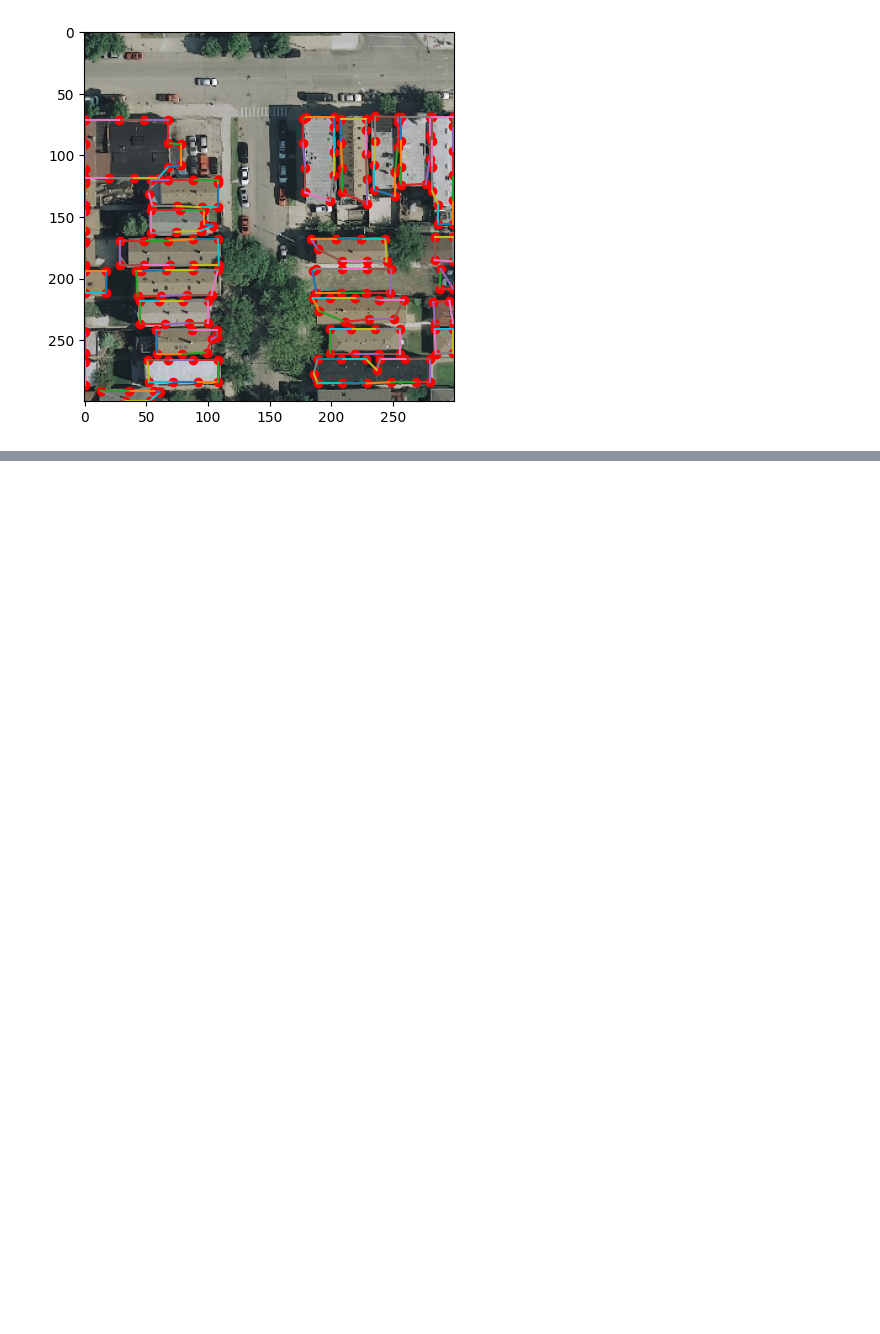
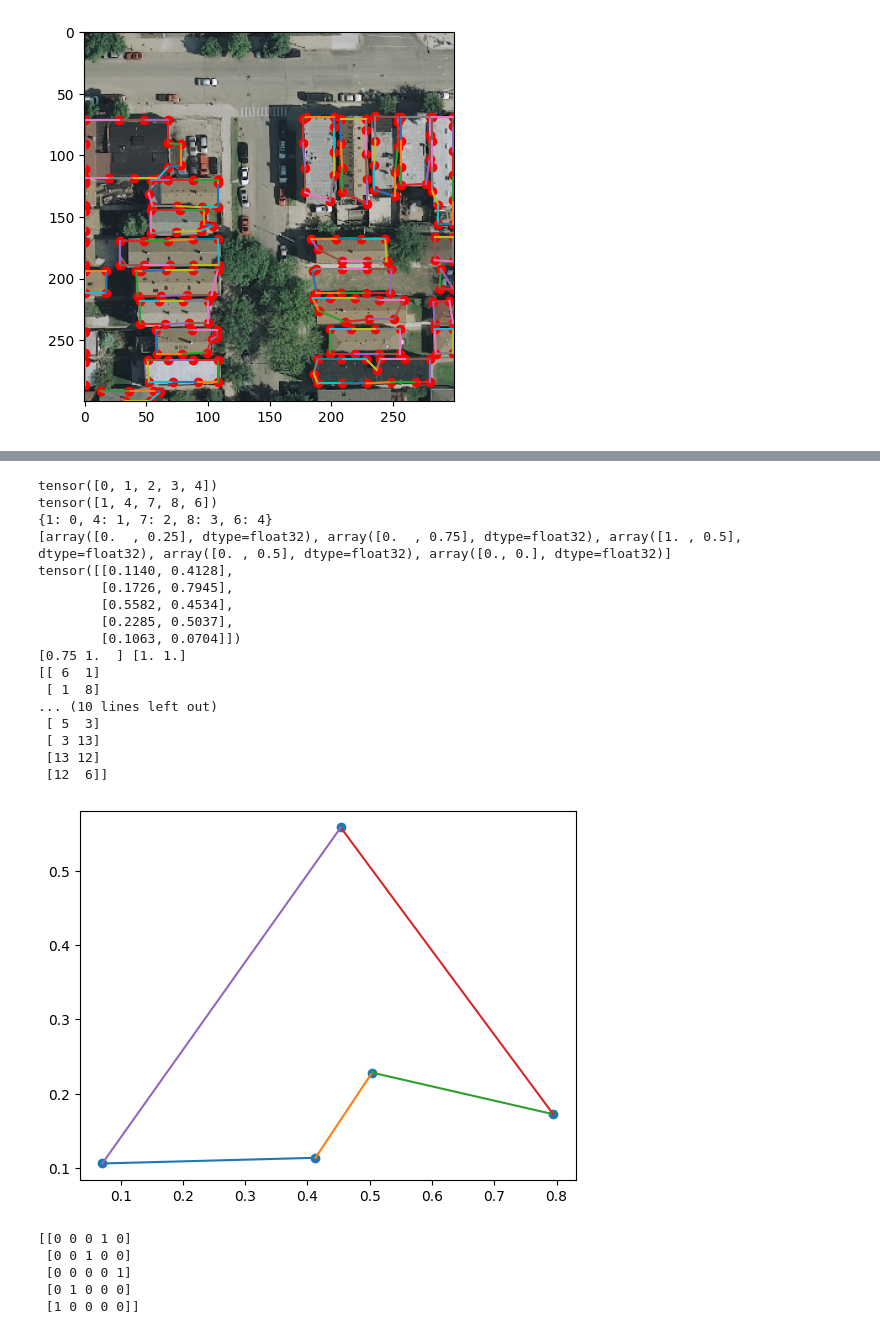
Before and after one commit to tmits37/relationformer, a Jupyter notebook: test.ipynb, the cells around one changed output, grey strips where cells are left out. Cells and saved outputs as stored; diff of their text form; code cells hidden in the pictures; blank space fills up the shorter version.

```diff
--- a/test.ipynb
+++ b/test.ipynb
@@ -236,0 +302,67 @@ torch.Size([6, 3, 300, 300])
+# %%
+from models.DGS import HungarianMatcher
+import torch
+
+N = len(nodes)
+K = 5
+
+matcher = HungarianMatcher()
+matcher.eval()
+output = { # K개의 샘플링 뽑는 걸로 수정하기
+    "pred_nodes": torch.rand(1, K, 2),
+    } # x_cord, y_cord
+target = {'nodes':[torch.tensor(nodes)]}
+out = matcher(output, target)
+print(out[0][0])
+print(out[0][1])
+mapping = {j:i for i,j in zip(out[0][0].tolist(),out[0][1].tolist())}
+print(mapping)
+gt = [nodes[node] for node in out[0][1]]
+sample = output['pred_nodes'][0]
+print(gt)
+print(sample)
+print(nodes[0],nodes[9])
+print(edges)
+plt.scatter(sample[:,1], sample[:,0])
+if K<N:
+    mapping2 = {edge[0]: edge[1] for edge in edges}
+    sample_edge = []
+    for i, j in edges:
+        if i not in mapping:
+            while i not in mapping:
+                i = mapping2[i]
+        if j not in mapping:
+            while j not in mapping:
+                j = mapping2[j]
+        if mapping[i] != mapping[j]:
+            sample_edge.append([mapping[i],mapping[j]])
+else:
+    sample_edge = [[mapping[i],mapping[j]] for i, j in edges]
+for e in sample_edge:
+    plt.plot(sample[e,1], sample[e,0])
+plt.show()
+print(generate_directed_adjacency_matrix(sample_edge))
+# %% [output]
+tensor([0, 1, 2, 3, 4])
+tensor([1, 4, 7, 8, 6])
+{1: 0, 4: 1, 7: 2, 8: 3, 6: 4}
+[array([0.  , 0.25], dtype=float32), array([0.  , 0.75], dtype=float32), array([1. , 0.5], dtype=float32), array([0. , 0.5], dtype=float32), array([0., 0.], dtype=float32)]
+tensor([[0.1140, 0.4128],
+        [0.1726, 0.7945],
+        [0.5582, 0.4534],
+        [0.2285, 0.5037],
+        [0.1063, 0.0704]])
+[0.75 1.  ] [1. 1.]
+[[ 6  1]
+ [ 1  8]
+... (10 lines left out)
+ [ 5  3]
+ [ 3 13]
+ [13 12]
+ [12  6]]
+[figure, added]
+[[0 0 0 1 0]
+ [0 0 1 0 0]
+ [0 0 0 0 1]
+ [0 1 0 0 0]
+ [1 0 0 0 0]]
```
Also changed, not shown: parts of 4 cells of this notebook, 7 other files.
